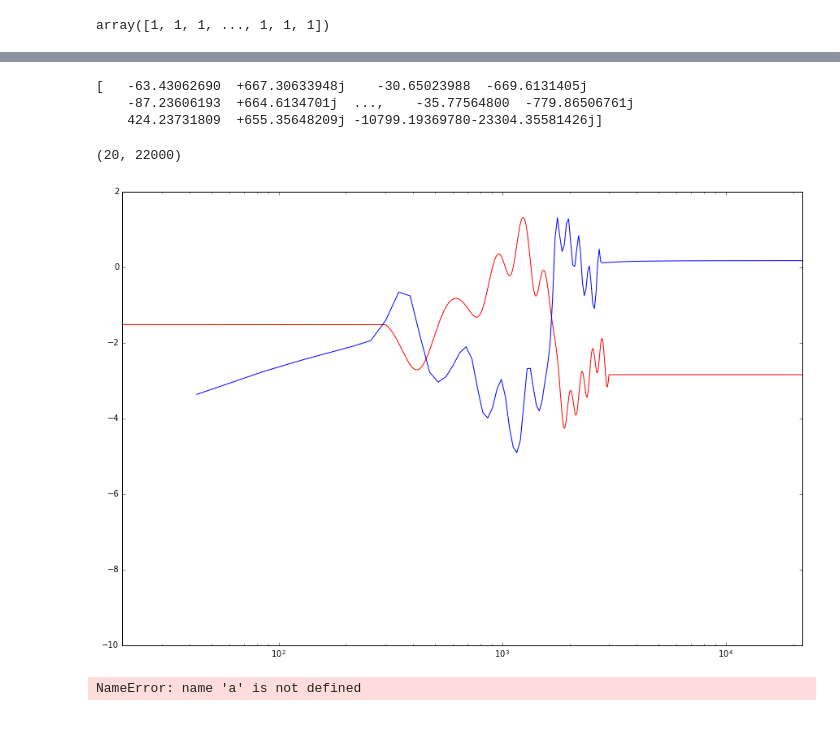
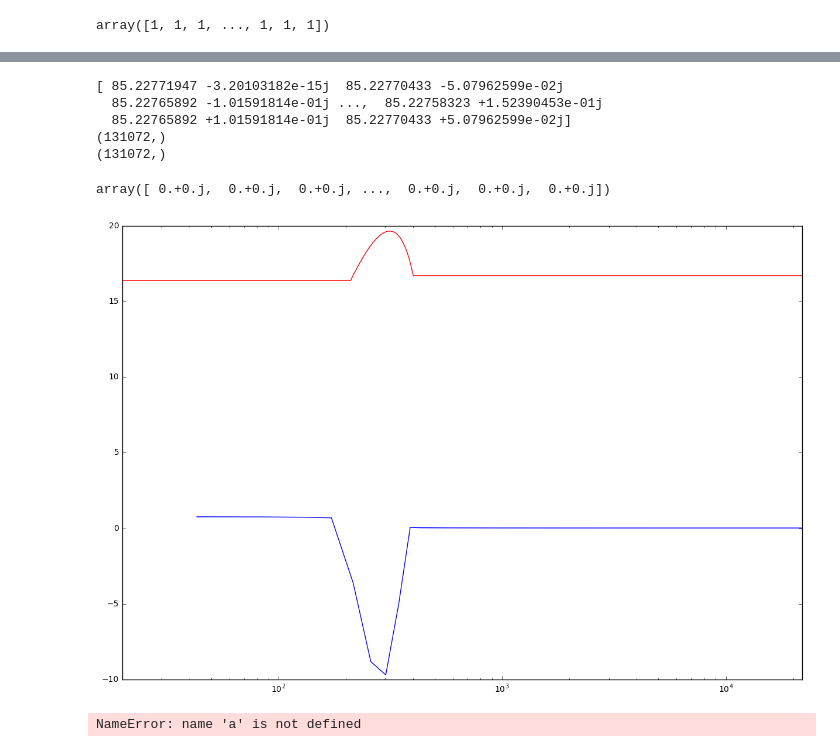
Before and after one commit to axiak/speakers, a Jupyter notebook: notebooks/HilbertFun.ipynb, the cells around one changed output, grey strips where cells are left out. Saved outputs shown, nothing was run; the diff lists cells and outputs as text; code cells hidden in the pictures.

```diff
--- a/notebooks/HilbertFun.ipynb
+++ b/notebooks/HilbertFun.ipynb
@@ -23,4 +23,4 @@ impulse_response = filter_factory._read_ir_file('../measurements/tweeterleft1.tx
 # %%
-f = filter_factory.invert_measurement('../measurements/tweeterleft1.txt.gz', (-0.001, 0.004), (1000, 18000))
+f = filter_factory.invert_measurement('../measurements/tweeterleft3.txt.gz', (-0.001, 0.004), (1000, 18000))
 f
 # %% [output]
@@ -45,33 +45,41 @@ pyplot.xlim(20, 22000)
 # %%
-impulse_response = filter_factory._read_ir_file('../measurements/midrangeleft1.txt.gz', -.001, 0.004)
-sample_freq, new_fft = filter_factory._build_freq_response(impulse_response, 300, 3000)
+impulse_response = filter_factory._read_ir_file('../measurements/tweeterleft3.txt.gz', -.001, 0.004)
+sample_freq, new_fft = filter_factory._build_freq_response(impulse_response, 210, 400)
 new_fft = 1. / new_fft
 phase = -numpy.imag(scipy.signal.hilbert(numpy.log(numpy.abs(new_fft) ** 4)))
 min_phase_fft = numpy.exp(phase * 1j) * numpy.abs(new_fft) # e^( cos(x) + i sin(x))
 print min_phase_fft
 min_phase_ifft = scipy.fftpack.ifft(min_phase_fft)
 coefs = numpy.real(min_phase_ifft[:filter_factory.filter_size])
 coefs /= numpy.sqrt(numpy.sum(coefs ** 2))
 
-sample_freq, new_fft = filter_factory._build_freq_response(impulse_response, 300, 3000)
+sample_freq, new_fft = filter_factory._build_freq_response(impulse_response, 210, 400)
 
 plot_items = len(new_fft) / 2
 
 (freq, ampl) = scipy.signal.freqz(coefs)
 freq_hz = (freq * f.sample_freq / (2 * numpy.pi))
 
 fig = pyplot.figure(figsize=(15, 10))
 pyplot.semilogx(sample_freq[:plot_items],  20 * numpy.log10(numpy.abs(new_fft))[:plot_items] + 55, 'r-')
 pyplot.semilogx(freq_hz, 20 * numpy.log10(numpy.abs(ampl)), 'b-')
 
 pyplot.xlim(20, 22000)
 #pyplot.ylim(-80, -40)
+ir = numpy.array([item[1] for item in sorted(impulse_response.items())])
+print ir.shape
+print min_phase_ifft.shape
+
+f = scipy.signal.convolve(ir, min_phase_ifft)
+f
 # %% [output]
-[   -63.43062690  +667.30633948j    -30.65023988  -669.6131405j
-    -87.23606193  +664.6134701j  ...,    -35.77564800  -779.86506761j
-    424.23731809  +655.35648209j -10799.19369780-23304.35581426j]
+[ 85.22771947 -3.20103182e-15j  85.22770433 -5.07962599e-02j
+  85.22765892 -1.01591814e-01j ...,  85.22758323 +1.52390453e-01j
+  85.22765892 +1.01591814e-01j  85.22770433 +5.07962599e-02j]
+(131072,)
+(131072,)
-(20, 22000)
+array([ 0.+0.j,  0.+0.j,  0.+0.j, ...,  0.+0.j,  0.+0.j,  0.+0.j])
-[figure, old version]
+[figure, new version]
 # %%
 a
 # %% [output]
```
Also changed, not shown: parts of 4 cells of this notebook, 13 other files.
